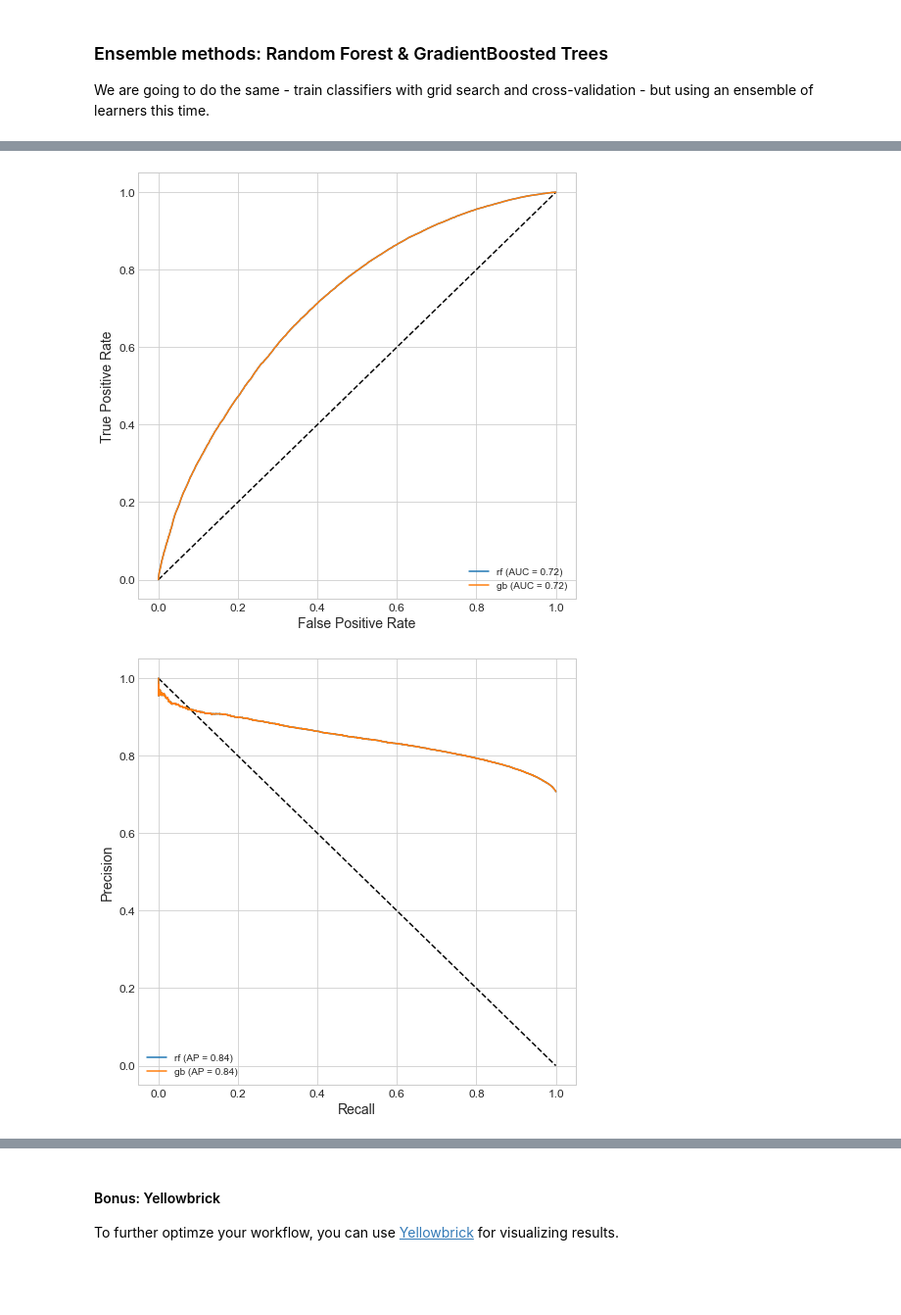
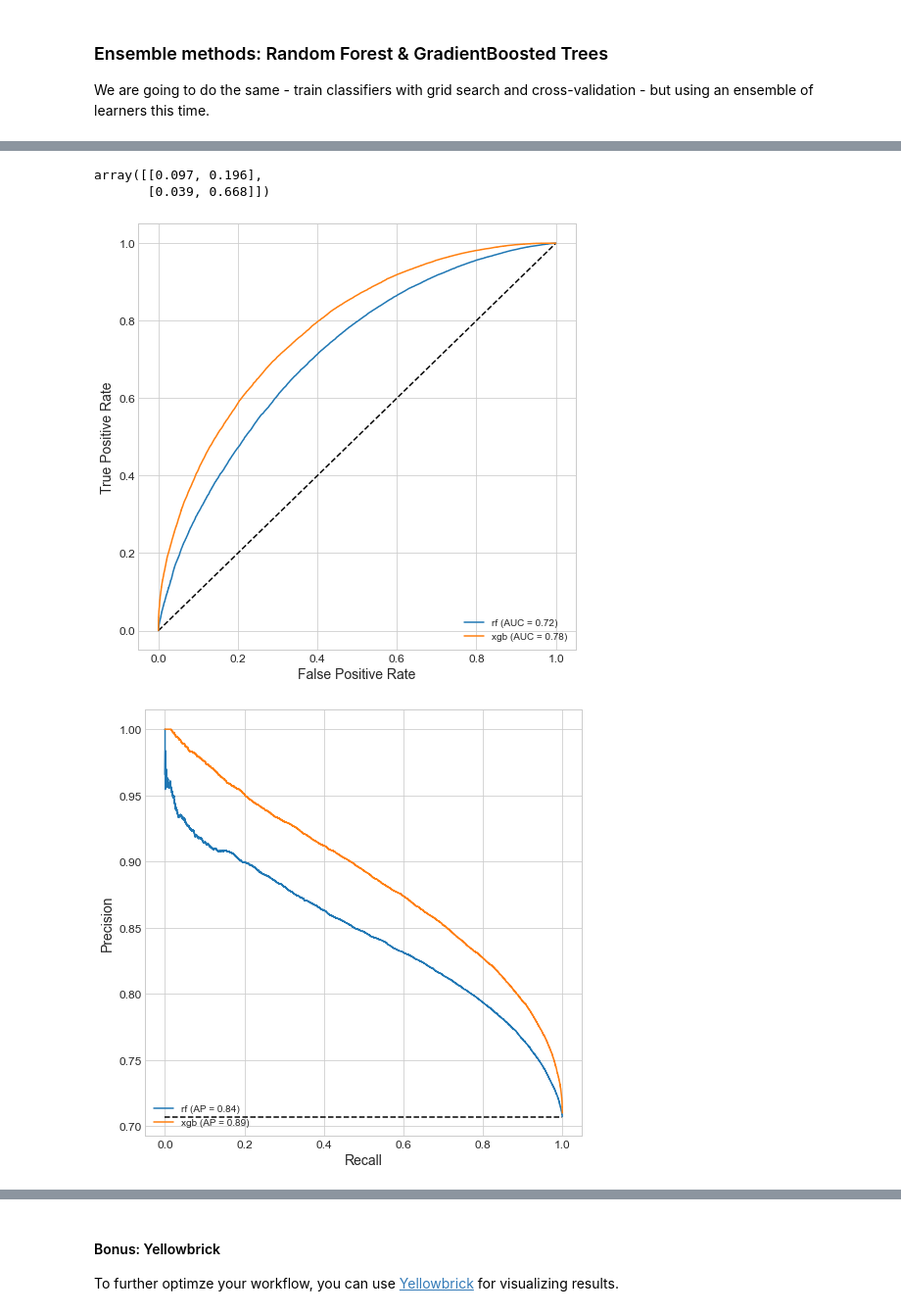
Before and after one commit to EAISI/application-project-nhs-proms, a Jupyter notebook: notebooks/4.0-modeling-classification.ipynb, the cells around one changed output, grey strips where cells are left out. Shown: that part at 98% size. Cells and saved outputs as stored; diff of their text form; code cells hidden in the pictures; blank space fills up the shorter version.

```diff
--- a/notebooks/4.0-modeling-classification.ipynb
+++ b/notebooks/4.0-modeling-classification.ipynb
@@ -422,5 +401,5 @@ rf_parameters = {
     "rf__oob_score": [True, False],
 }
 rf_search = GridSearchCV(rf, rf_parameters, cv=5)
-rf_search.fit(df_train, y_train_binary)
+_ = rf_search.fit(df_train, y_train_binary)
 # %% [output]
@@ -446,16 +408,18 @@ GridSearchCV(cv=5,
 # %%
-%%time
-from sklearn.ensemble import GradientBoostingClassifier
+# take very long, so not run
 
-gb = Pipeline(
-    steps=[("prep", prep), ("gb", GradientBoostingClassifier())]
-)
-gb_parameters = {
-    "gb__learning_rate": 1.0,
-    "gb__n_estimators": [100, 200],
-    "gb__min_samples_leaf": [1, 2, 5],
-    "gb__max_features": ["auto"],
-    "gb__max_depth": [2, 3, 5],
-}
-gb_search = GridSearchCV(rf, rf_parameters, cv=5)
-gb_search.fit(df_train, y_train_binary)
+# %%time
+# from sklearn.ensemble import GradientBoostingClassifier
+
+# gb = Pipeline(
+#     steps=[("prep", prep), ("gb", GradientBoostingClassifier())]
+# )
+# gb_parameters = {
+#     "gb__learning_rate": [1.0],
+#     "gb__n_estimators": [100, 200],
+#     "gb__min_samples_leaf": [1, 2, 5],
+#     "gb__max_features": ["auto"],
+#     "gb__max_depth": [2, 3, 5],
+# }
+# gb_search = GridSearchCV(gb, gb_parameters, cv=5)
+# _ = gb_search.fit(df_train, y_train_binary)
@@ -481,0 +430,6 @@ GridSearchCV(cv=5,
+# %%
+%%time
+import xgboost
+
+xgb = Pipeline(steps=[("prep", prep), ("xgb", xgboost.XGBClassifier(random_state=42))])
+_ = xgb.fit(df_train, y_train_binary)
@@ -482,7 +439,13 @@ GridSearchCV(cv=5,
+# %%
+confusion_matrix(y_train_binary, xgb.predict(df_train), normalize='all').round(3)
+# %% [output]
+array([[0.097, 0.196],
+       [0.039, 0.668]])
 # %%
 ensembles = {
     "rf": rf_search.best_estimator_,
-    "gb": gb_search.best_estimator_,
+#     "gb": gb_search.best_estimator_,
+    "xgb": xgb,
 }
 
 fig_roc2, ax_roc2 = plt.subplots(figsize=S)
@@ -490,11 +453,11 @@ plt.plot([0, 1], [0, 1], 'k--')
 for k,v in ensembles.items():
     plot_roc_curve(v, df_train, y_train_binary, name=k, ax=ax_roc2)
 # %% [output]
-[figure, old version]
+[figure, new version]
 # %%
 fig_prc2, ax_prc2 = plt.subplots(figsize=S)
-plt.plot([0, 1], [1, 0], 'k--')
+plt.plot([0, 1], [y1.iloc[1,1], y1.iloc[1,1]], 'k--')
 for k,v in ensembles.items():
     plot_precision_recall_curve(v, df_train, y_train_binary, name=k, ax=ax_prc2)
 # %% [output]
-[figure, old version]
+[figure, new version]
```
Also changed, not shown: parts of 54 cells of this notebook, 2 other files.
